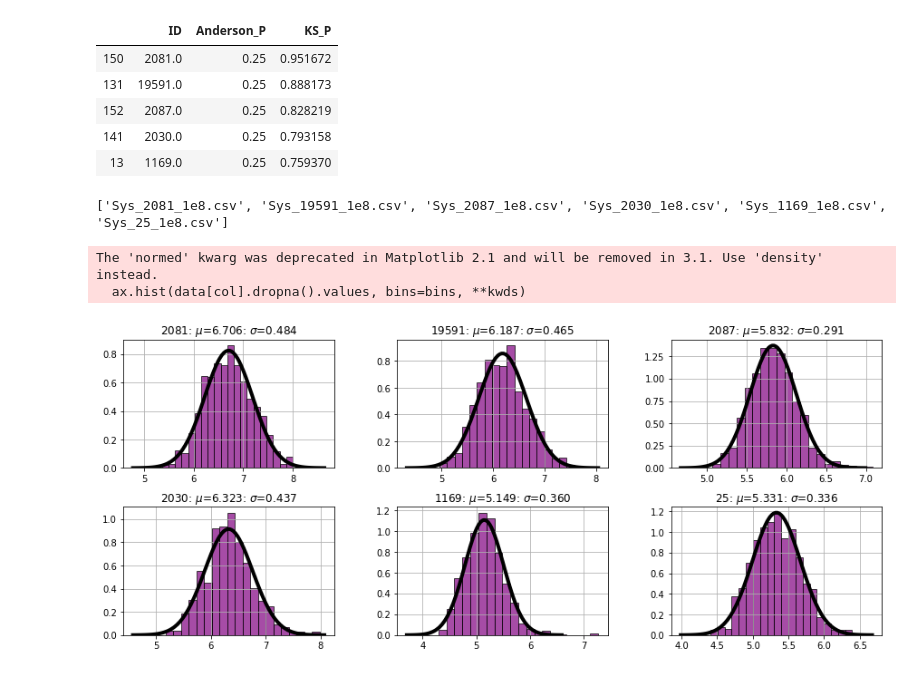
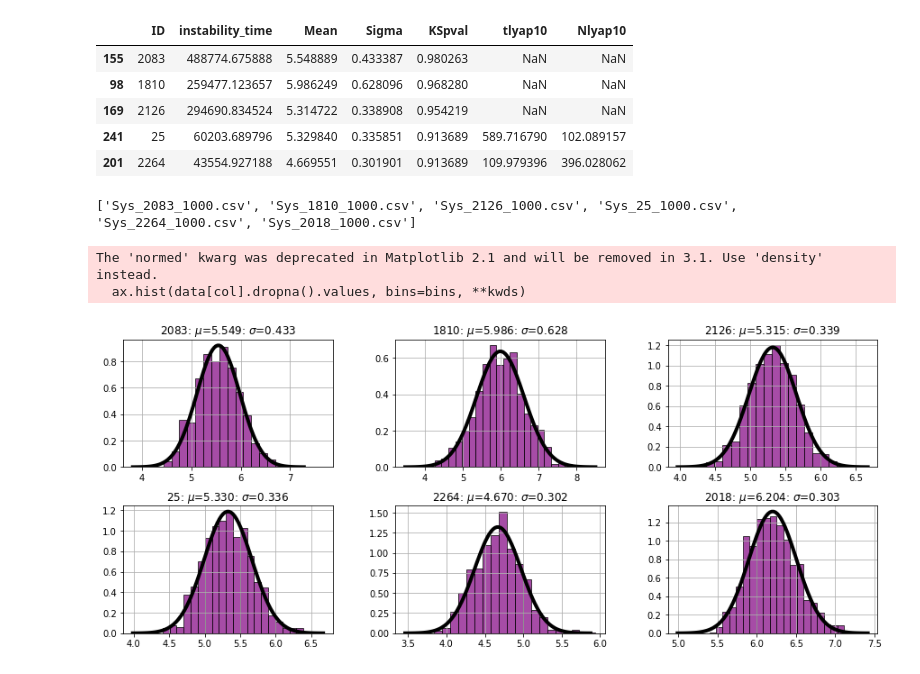
Before and after one commit to Naireen/StabilitySetImage, a Jupyter notebook: Analysis/Random_Plotting_Distrbutions.ipynb, the cells around one changed output. Saved outputs shown, nothing was run; the diff lists cells and outputs as text; code cells hidden in the pictures.

Commit message:
updated distribution plotting notebooks

```diff
--- a/Analysis/Random_Plotting_Distrbutions.ipynb
+++ b/Analysis/Random_Plotting_Distrbutions.ipynb
@@ -4,6 +4,7 @@ import matplotlib.pyplot as plt
 import pandas as pd
 from scipy.stats import norm
 # %%
-info = pd.read_csv("../csvs/random/Gaussian_Fits_266.csv", index_col=0)
+info = pd.read_csv("../csvs/random_summary.csv", index_col=0)
+info = info[(info['Mean'] < 7) & (info['Mean'] > 4)]
 info.head()
 # %% [output]
@@ -26,13 +17,13 @@ significance_scores.head()
 # %%
-ranked_scores = significance_scores.sort_values("KS_P", ascending=False)
+ranked_scores = info.sort_values("KSpval", ascending=False)
 ranked_scores.head()
 # %% [output]
-|  | ID | Anderson_P | KS_P |
-| 150 | 2081.0 | 0.25 | 0.951672 |
-| 131 | 19591.0 | 0.25 | 0.888173 |
-| 152 | 2087.0 | 0.25 | 0.828219 |
-| 141 | 2030.0 | 0.25 | 0.793158 |
-| 13 | 1169.0 | 0.25 | 0.759370 |
+|  | ID | instability_time | Mean | Sigma | KSpval | tlyap10 | Nlyap10 |
+| 155 | 2083 | 488774.675888 | 5.548889 | 0.433387 | 0.980263 | NaN | NaN |
+| 98 | 1810 | 259477.123657 | 5.986249 | 0.628096 | 0.968280 | NaN | NaN |
+| 169 | 2126 | 294690.834524 | 5.314722 | 0.338908 | 0.954219 | NaN | NaN |
+| 241 | 25 | 60203.689796 | 5.329840 | 0.335851 | 0.913689 | 589.716790 | 102.089157 |
+| 201 | 2264 | 43554.927188 | 4.669551 | 0.301901 | 0.913689 | 109.979396 | 396.028062 |
 # %%
 def plot_random_hists( planet_systems,title=None):
     ncol, nrow = 3,len(planet_systems)//3
@@ -41,7 +32,7 @@ def plot_random_hists( planet_systems,title=None):
     fig, axarr = plt.subplots(ncols=ncol,nrows=nrow)
     fig.set_size_inches((15, nrow*3))
     for jj , planet_sys in enumerate(planet_systems[:ncol*nrow]):
-        data = pd.read_csv("../csvs/random/random_features/" + planet_sys, index_col=0)
+        data = pd.read_csv("../csvs/random_distributions/" + planet_sys, index_col=0)
 
         data = data[data["t"]<1e8]
         data["logt"] = np.log10(data["t"])
@@ -57,11 +48,11 @@ def plot_random_hists( planet_systems,title=None):
     plt.show()
 # %%
 very_gaussian = ranked_scores.head(6)["ID"]
-very_gaussian = ["Sys_{0}_1e8.csv".format(int(x))  for x in very_gaussian]
+very_gaussian = ["Sys_{0}_1000.csv".format(int(x))  for x in very_gaussian]
 print (very_gaussian)
 plot_random_hists(very_gaussian)
 # %% [output]
-['Sys_2081_1e8.csv', 'Sys_19591_1e8.csv', 'Sys_2087_1e8.csv', 'Sys_2030_1e8.csv', 'Sys_1169_1e8.csv', 'Sys_25_1e8.csv']
+['Sys_2083_1000.csv', 'Sys_1810_1000.csv', 'Sys_2126_1000.csv', 'Sys_25_1000.csv', 'Sys_2264_1000.csv', 'Sys_2018_1000.csv']
 The 'normed' kwarg was deprecated in Matplotlib 2.1 and will be removed in 3.1. Use 'density' instead.
   ax.hist(data[col].dropna().values, bins=bins, **kwds)
-[figure, old version]
+[figure, new version]
```
Also changed, not shown: parts of 2 cells of this notebook, 1 other file.
